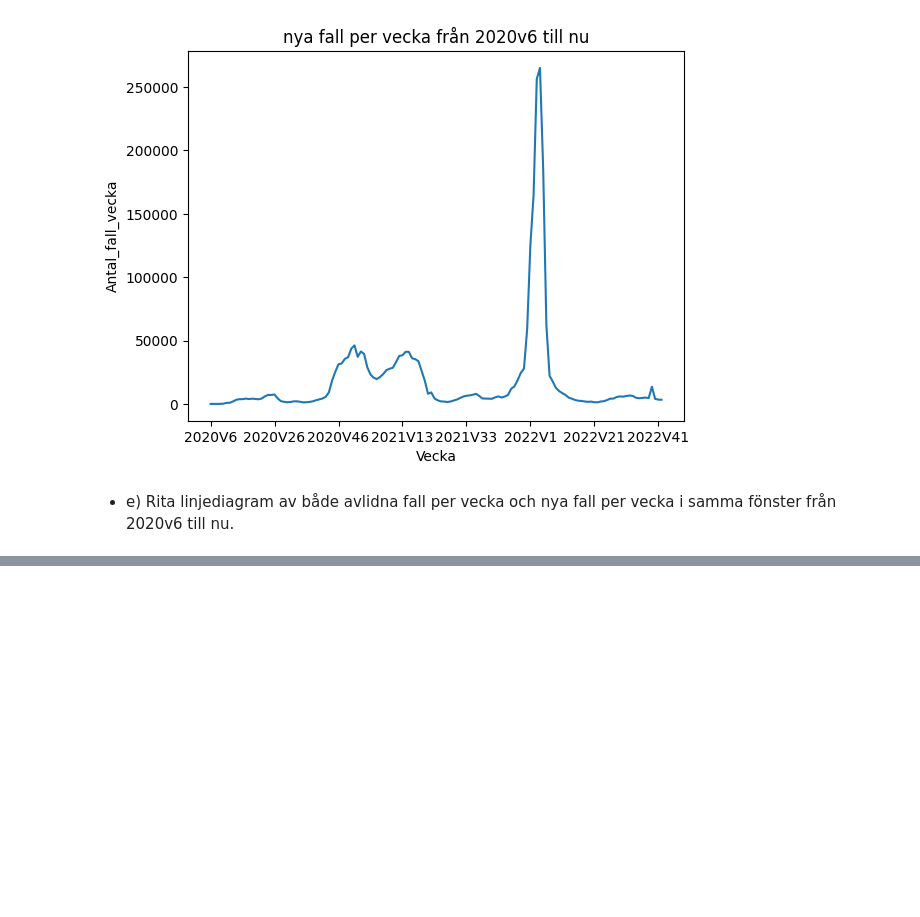
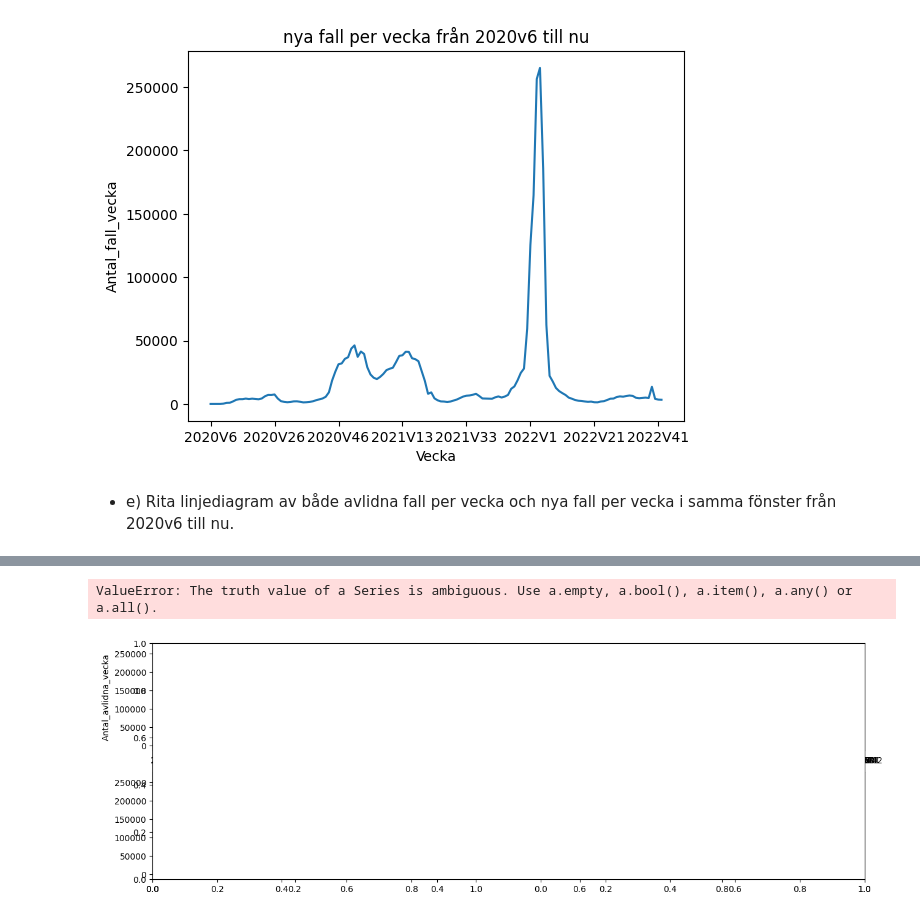
Before and after one commit to VineelaNedunuri/Databehandling-Vineela-Nedunuri, a Jupyter notebook: Labb/Covid19.ipynb, the cells around one changed output, grey strips where cells are left out. Saved outputs shown, nothing was run; the diff lists cells and outputs as text; code cells hidden in the pictures; blank space fills up the shorter version.

```diff
--- a/Labb/Covid19.ipynb
+++ b/Labb/Covid19.ipynb
@@ -207,0 +215,13 @@ ax1.set_yscale('log')
+# %%
+fig, axes = plt.subplots(2, 2, figsize=(15, 5), sharey=True)
+#fig.suptitle('Seaborn plot')
+
+ax = plt.axes()
+sns.lineplot(ax=axes[0, 0], data=df, x='Vecka', y='Antal_avlidna_vecka')
+sns.boxplot(ax=axes[0, 1], data=df, x='Vecka', y='Antal_fall_vecka')
+sns.boxplot(ax=axes[1, 0], data=df, x='Vecka', y=['Antal_avlidna_vecka','Antal_fall_vecka'])
+sns.boxplot(ax=axes[1, 1], data=df, x='Vecka', y='Kum_antal_fall')
+ax.xaxis.set_major_locator(plt.MaxNLocator(10))
+# %% [output]
+ValueError: The truth value of a Series is ambiguous. Use a.empty, a.bool(), a.item(), a.any() or a.all().
+[figure, added]
```
Also changed, not shown: parts of 3 cells of this notebook.
